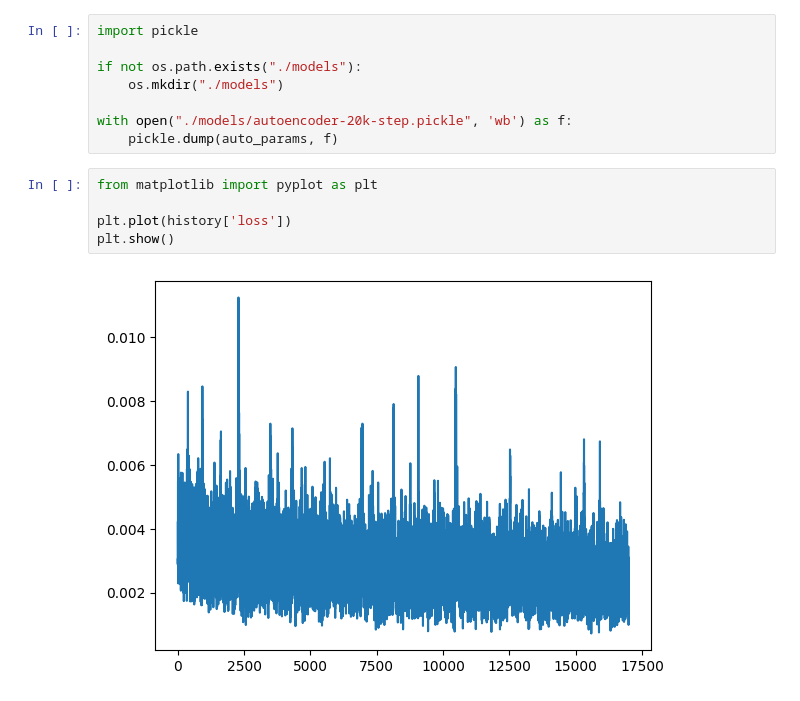
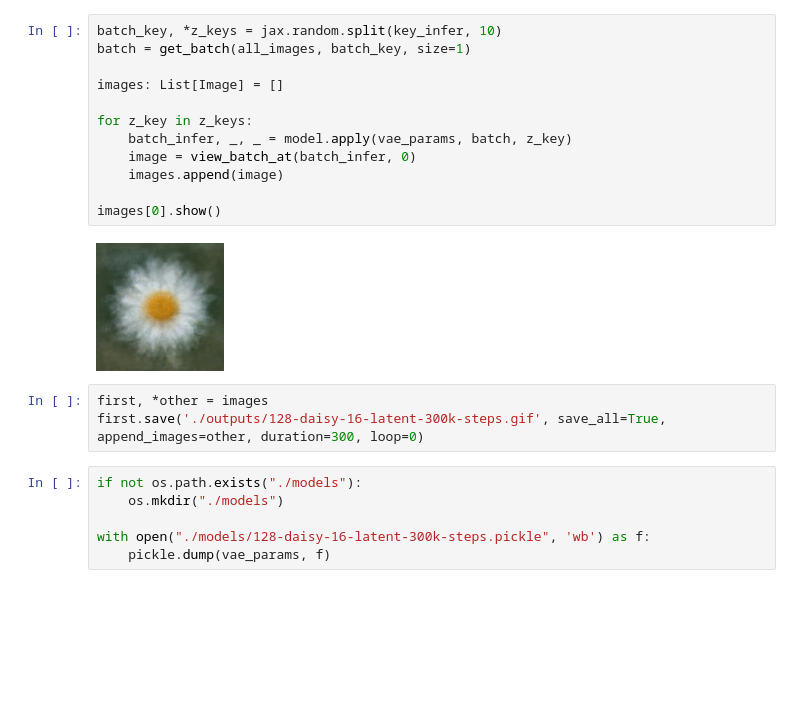
Before and after one commit to dotnethero/notebooks, a Jupyter notebook: work.ipynb, the cells around one changed output. Saved outputs shown, nothing was run; the diff lists cells and outputs as text; blank space fills up the shorter version.

```diff
--- a/work.ipynb
+++ b/work.ipynb
@@ -189,15 +182,23 @@ for epoch in tqdm(range(1000), miniters=10):
+# %%
+batch_key, *z_keys = jax.random.split(key_infer, 10)
+batch = get_batch(all_images, batch_key, size=1)
+
+images: List[Image] = []
+
+for z_key in z_keys:
+    batch_infer, _, _ = model.apply(vae_params, batch, z_key)
+    image = view_batch_at(batch_infer, 0)
+    images.append(image)
+
+images[0].show()
+# %% [output]
+[figure, added]
+# %%
+first, *other = images
+first.save('./outputs/128-daisy-16-latent-300k-steps.gif', save_all=True, append_images=other, duration=300, loop=0)
 # %%
-import pickle
-
 if not os.path.exists("./models"):
     os.mkdir("./models")
 
-with open("./models/autoencoder-20k-step.pickle", 'wb') as f:
-    pickle.dump(auto_params, f)
+with open("./models/128-daisy-16-latent-300k-steps.pickle", 'wb') as f:
+    pickle.dump(vae_params, f)
-# %%
-from matplotlib import pyplot as plt
-
-plt.plot(history['loss'])
-plt.show()
-# %% [output]
-[figure, removed]
```
Also changed, not shown: parts of 16 cells of this notebook, 1 other file.
